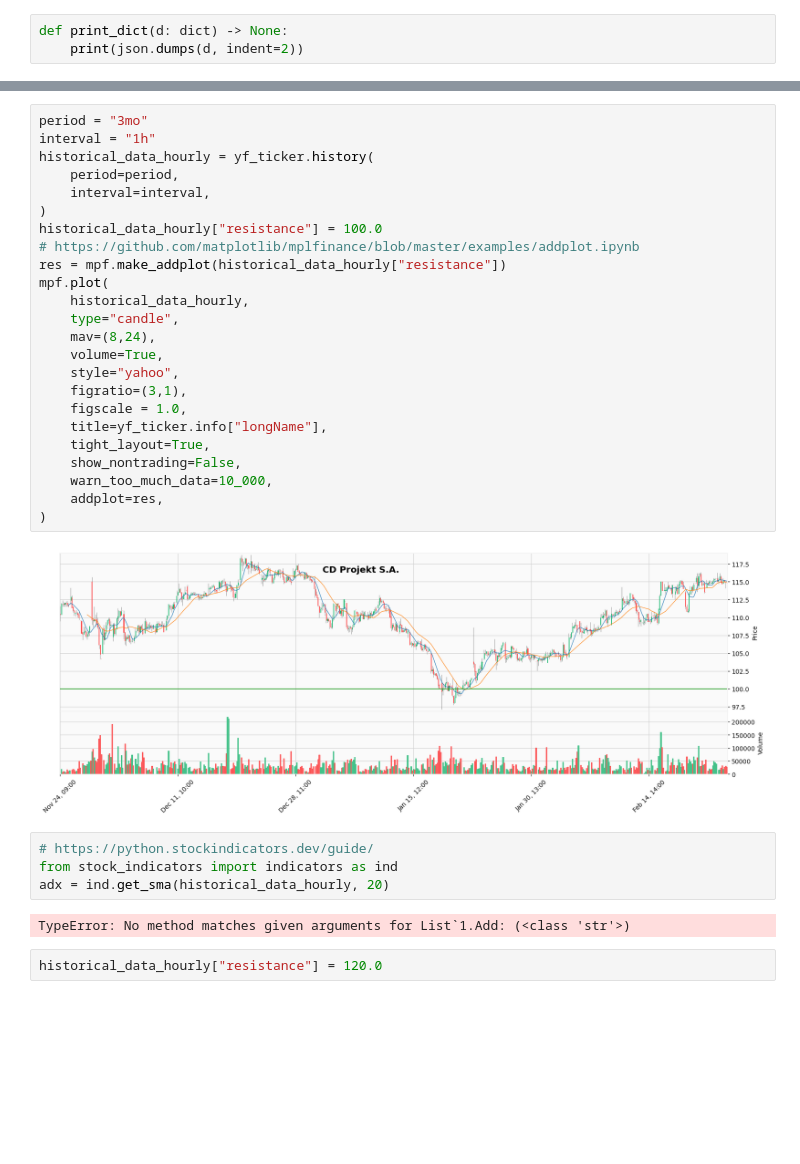
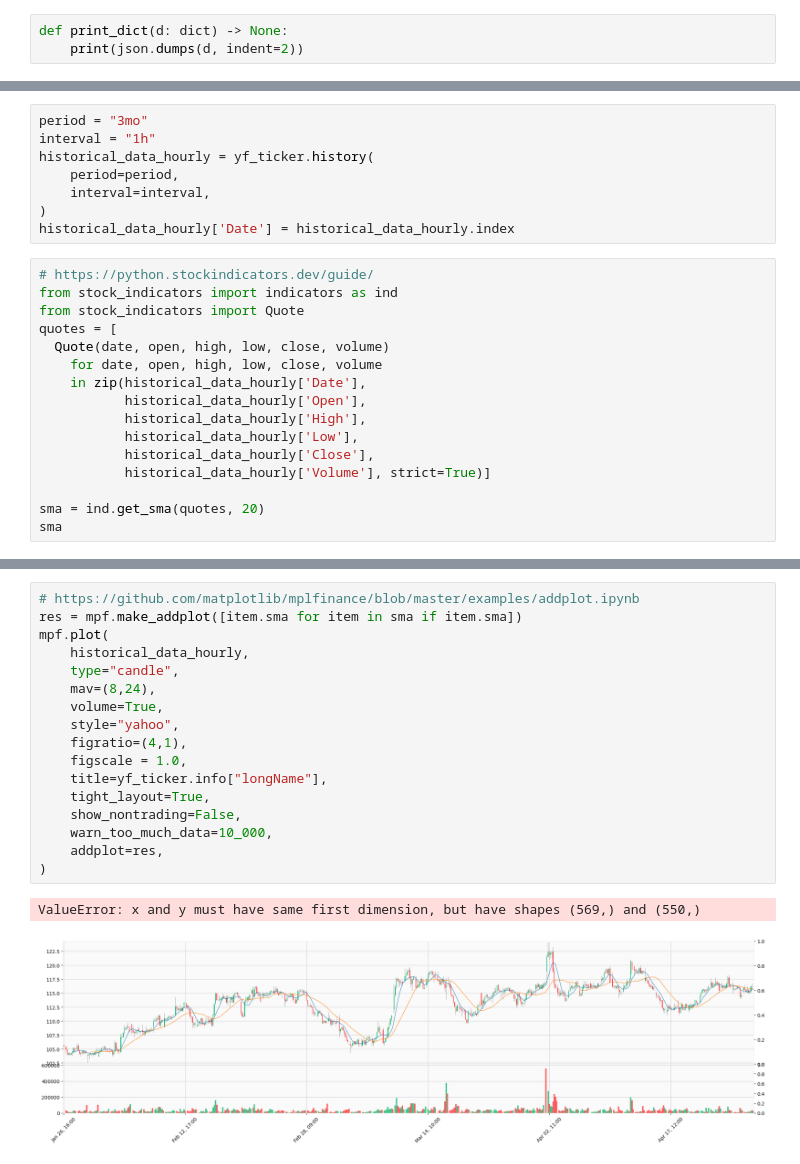
Before and after one commit to bwrob/quant_playground, a Jupyter notebook: notebooks/cd_projekt_red.ipynb, the cells around one changed output, grey strips where cells are left out. Drawn from its saved outputs; the diff is of its cells as text; blank space fills up the shorter version.

```diff
--- a/notebooks/cd_projekt_red.ipynb
+++ b/notebooks/cd_projekt_red.ipynb
@@ -83,0 +84,24 @@ mpf.plot(
+# %%
+period = "3mo"
+interval = "1h"
+historical_data_hourly = yf_ticker.history(
+    period=period,
+    interval=interval,
+)
+historical_data_hourly['Date'] = historical_data_hourly.index
+# %%
+# https://python.stockindicators.dev/guide/
+from stock_indicators import indicators as ind
+from stock_indicators import Quote
+quotes = [
+  Quote(date, open, high, low, close, volume)
+    for date, open, high, low, close, volume
+    in zip(historical_data_hourly['Date'],
+           historical_data_hourly['Open'],
+           historical_data_hourly['High'],
+           historical_data_hourly['Low'],
+           historical_data_hourly['Close'],
+           historical_data_hourly['Volume'], strict=True)]
+
+sma = ind.get_sma(quotes, 20)
+sma
@@ -84,34 +173,20 @@ mpf.plot(
 # %%
-period = "3mo"
-interval = "1h"
-historical_data_hourly = yf_ticker.history(
-    period=period,
-    interval=interval,
-)
-historical_data_hourly["resistance"] = 100.0
 # https://github.com/matplotlib/mplfinance/blob/master/examples/addplot.ipynb
-res = mpf.make_addplot(historical_data_hourly["resistance"])
+res = mpf.make_addplot([item.sma for item in sma if item.sma])
 mpf.plot(
     historical_data_hourly,
     type="candle",
     mav=(8,24),
     volume=True,
     style="yahoo",
-    figratio=(3,1),
+    figratio=(4,1),
     figscale = 1.0,
     title=yf_ticker.info["longName"],
     tight_layout=True,
     show_nontrading=False,
     warn_too_much_data=10_000,
     addplot=res,
 )
 # %% [output]
+ValueError: x and y must have same first dimension, but have shapes (569,) and (550,)
-[figure, old version]
+[figure, new version]
-# %%
-# https://python.stockindicators.dev/guide/
-from stock_indicators import indicators as ind
-adx = ind.get_sma(historical_data_hourly, 20)
-# %% [output]
-TypeError: No method matches given arguments for List`1.Add: (<class 'str'>)
-# %%
-historical_data_hourly["resistance"] = 120.0
```
Also changed, not shown: parts of 6 cells of this notebook, 1 other file.
